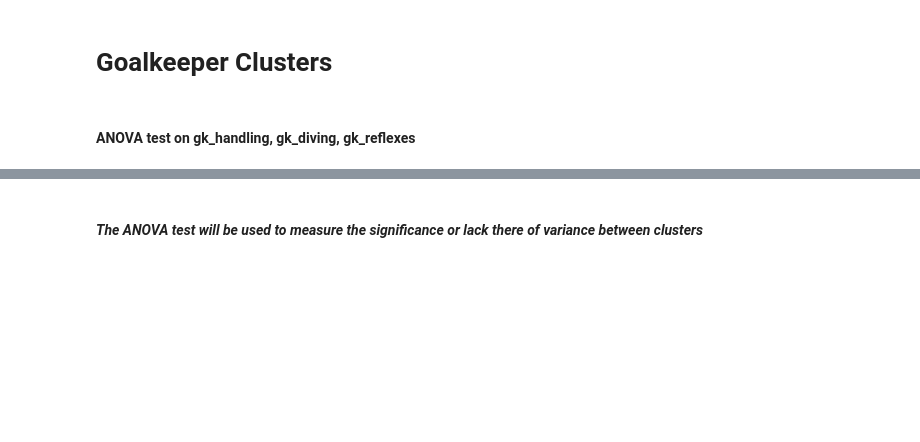
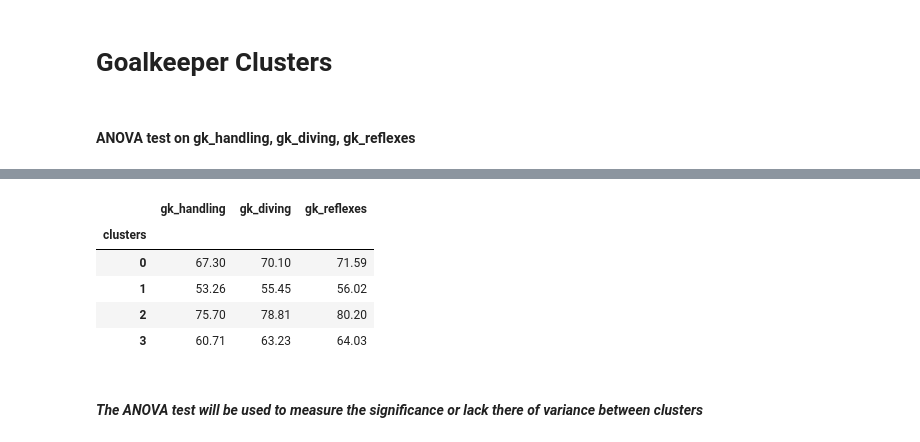
Before and after one commit to Jules-Ray-Kayla-Bert-Capstone-FiFA/fifa, a Jupyter notebook: Kayla.ipynb, the cells around one changed output, grey strips where cells are left out. Drawn from its saved outputs; the diff is of its cells as text; code cells hidden in the pictures; blank space fills up the shorter version.

```diff
--- a/Kayla.ipynb
+++ b/Kayla.ipynb
@@ -205,5 +265,5 @@ kmeans.fit(X)
 # %%
-train['clusters'] = kmeans.predict(X)
+X_train_scaled_df['clusters'] = kmeans.predict(X)
 # %%
 # Find K: evaluate best k using elbow method
 with plt.style.context('seaborn-whitegrid'):
@@ -216,5 +278,12 @@ with plt.style.context('seaborn-whitegrid'):
 # %%
-train.groupby('clusters')[ 'gk_handling', 'gk_diving', 'gk_reflexes'].median()
+X_train_scaled_df.groupby('clusters')[ 'gk_handling', 'gk_diving', 'gk_reflexes'].mean()
+# %% [output]
+|  | gk_handling | gk_diving | gk_reflexes |
+| clusters |  |  |  |
+| 0 | 67.30 | 70.10 | 71.59 |
+| 1 | 53.26 | 55.45 | 56.02 |
+| 2 | 75.70 | 78.81 | 80.20 |
+| 3 | 60.71 | 63.23 | 64.03 |
 # %% [markdown]
 #### _The ANOVA test will be used to measure the significance or lack there of variance between clusters_
 # %% [markdown]
```
Also changed, not shown: parts of 56 cells of this notebook.
